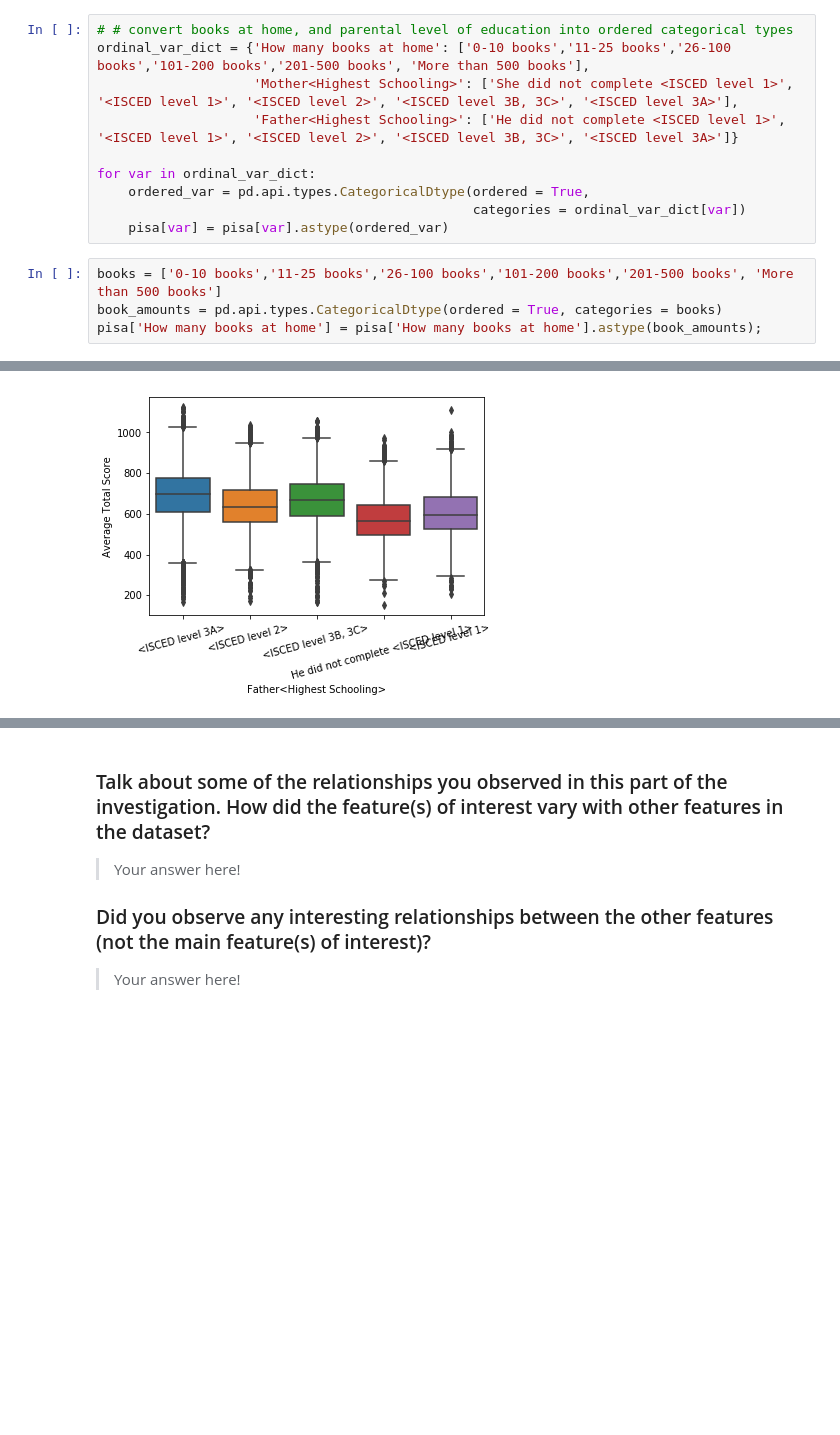
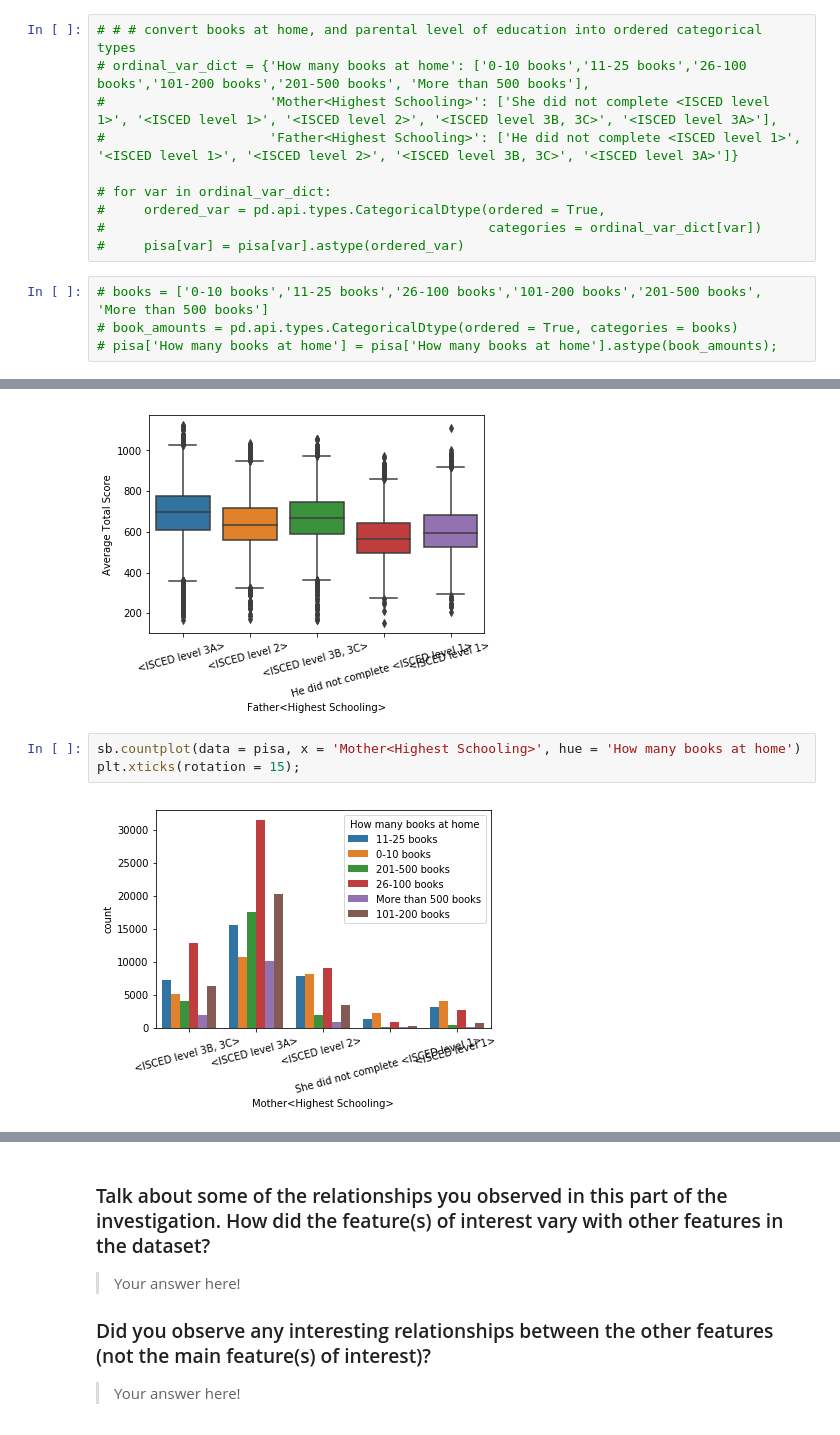
Before and after one commit to Dyke-F/Pisa-Data-Analysis, a Jupyter notebook: pisa_exploration.ipynb, the cells around one changed output, grey strips where cells are left out. Saved outputs shown, nothing was run; the diff lists cells and outputs as text; blank space fills up the shorter version.

Commit message:
Add additional bivariate plots

```diff
--- a/pisa_exploration.ipynb
+++ b/pisa_exploration.ipynb
@@ -105,19 +105,19 @@ pisa['Father<Highest Schooling>'].value_counts()
 He did not complete <ISCED level 1>      4419
 Name: Father<Highest Schooling>, dtype: int64
 # %%
-# # convert books at home, and parental level of education into ordered categorical types
-ordinal_var_dict = {'How many books at home': ['0-10 books','11-25 books','26-100 books','101-200 books','201-500 books', 'More than 500 books'],
-                    'Mother<Highest Schooling>': ['She did not complete <ISCED level 1>', '<ISCED level 1>', '<ISCED level 2>', '<ISCED level 3B, 3C>', '<ISCED level 3A>'],
-                    'Father<Highest Schooling>': ['He did not complete <ISCED level 1>', '<ISCED level 1>', '<ISCED level 2>', '<ISCED level 3B, 3C>', '<ISCED level 3A>']}
+# # # convert books at home, and parental level of education into ordered categorical types
+# ordinal_var_dict = {'How many books at home': ['0-10 books','11-25 books','26-100 books','101-200 books','201-500 books', 'More than 500 books'],
+#                     'Mother<Highest Schooling>': ['She did not complete <ISCED level 1>', '<ISCED level 1>', '<ISCED level 2>', '<ISCED level 3B, 3C>', '<ISCED level 3A>'],
+#                     'Father<Highest Schooling>': ['He did not complete <ISCED level 1>', '<ISCED level 1>', '<ISCED level 2>', '<ISCED level 3B, 3C>', '<ISCED level 3A>']}
 
-for var in ordinal_var_dict:
-    ordered_var = pd.api.types.CategoricalDtype(ordered = True,
-                                                categories = ordinal_var_dict[var])
-    pisa[var] = pisa[var].astype(ordered_var)
+# for var in ordinal_var_dict:
+#     ordered_var = pd.api.types.CategoricalDtype(ordered = True,
+#                                                 categories = ordinal_var_dict[var])
+#     pisa[var] = pisa[var].astype(ordered_var)
 # %%
-books = ['0-10 books','11-25 books','26-100 books','101-200 books','201-500 books', 'More than 500 books']
-book_amounts = pd.api.types.CategoricalDtype(ordered = True, categories = books)
-pisa['How many books at home'] = pisa['How many books at home'].astype(book_amounts);
+# books = ['0-10 books','11-25 books','26-100 books','101-200 books','201-500 books', 'More than 500 books']
+# book_amounts = pd.api.types.CategoricalDtype(ordered = True, categories = books)
+# pisa['How many books at home'] = pisa['How many books at home'].astype(book_amounts);
 # %%
 pisa.head()
 # %% [output]
@@ -398,3 +398,8 @@ sb.boxplot(data = pisa,
 plt.xticks(rotation = 15);
 # %% [output]
 [figure]
+# %%
+sb.countplot(data = pisa, x = 'Mother<Highest Schooling>', hue = 'How many books at home')
+plt.xticks(rotation = 15);
+# %% [output]
+[figure, added]
```
Also changed, not shown: parts of 6 cells of this notebook.
